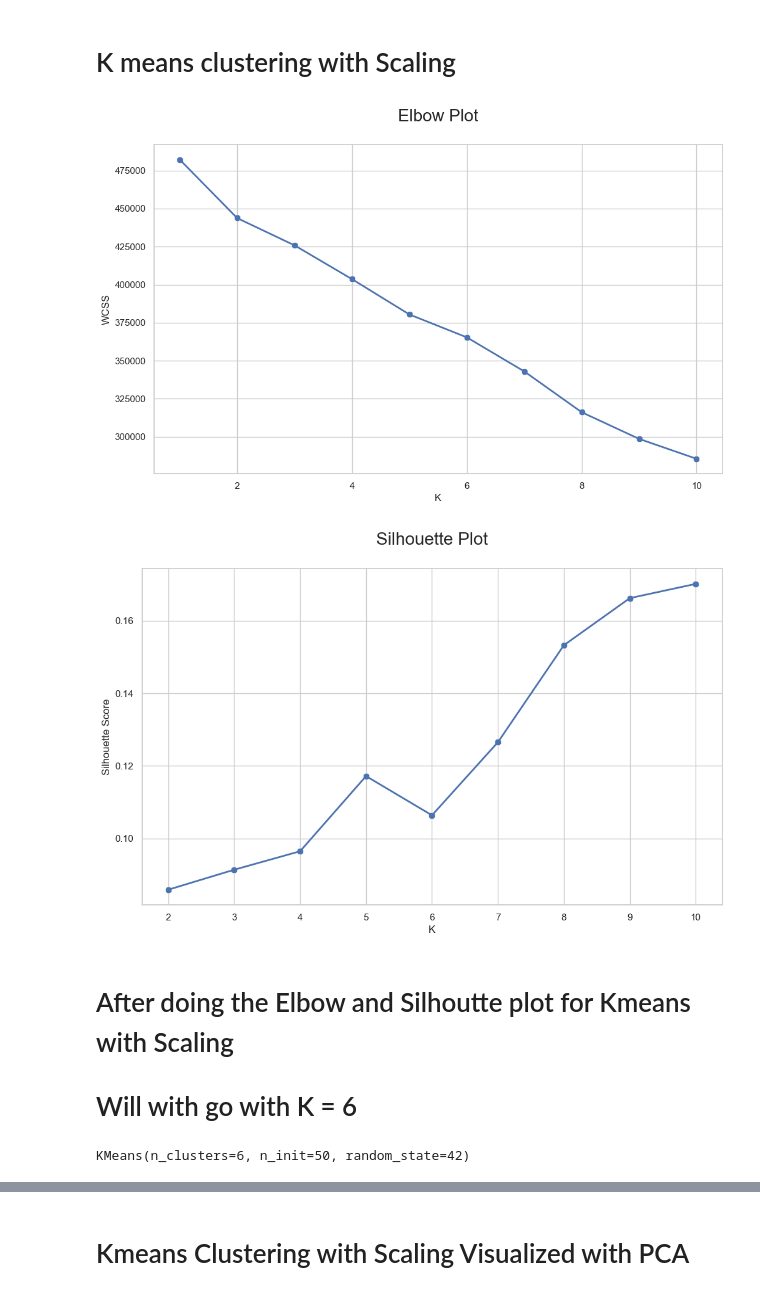
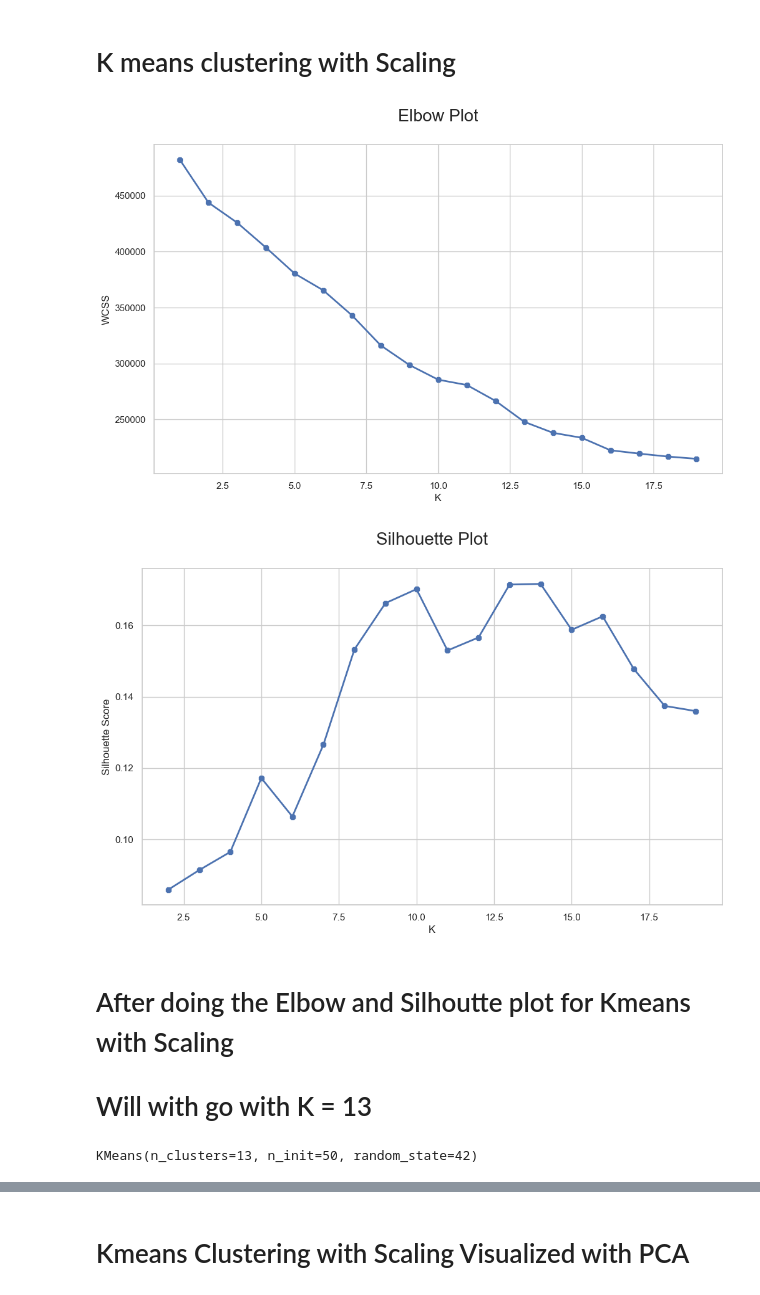
Before and after one commit to GClark89/MusicTrain, a Jupyter notebook: Model.ipynb, the cells around one changed output, grey strips where cells are left out. Drawn from its saved outputs; the diff is of its cells as text; code cells hidden in the pictures.

```diff
--- a/Model.ipynb
+++ b/Model.ipynb
@@ -33,14 +33,14 @@ X1 = df.loc[:, ['dating', 'violence', 'world/life', 'night/time', 'shake the aud
        'sadness', 'feelings', 'age', 'len']].values
 wcss = []
 
-for k in range(1,11):
+for k in range(1,20):
     kmeans = KMeans(n_clusters= k, init="k-means++" , random_state= 42)
     kmeans.fit(X1)
     wcss.append(kmeans.inertia_)
 plt.figure(figsize= (12,7))
 
 sns.set(style="whitegrid")
-plt.plot(range(1, 11), wcss, linewidth = 2, marker = '8')
+plt.plot(range(1, 20), wcss, linewidth = 2, marker = '8')
 plt.title('Elbow Plot\n', fontsize = 20)
 plt.xlabel('K')
 plt.ylabel('WCSS')
@@ -52,7 +52,7 @@ plt.show()
 
 
 silhouette = []
-for k in range(2, 11):
+for k in range(2, 20):
 # create a Kmeans object initialized with `k` clusters and `init` parameter of `k-means++`
     kmeans = KMeans(n_clusters = k, init = 'k-means++',random_state= 42)
     predictions = kmeans.fit_predict(X1)
@@ -60,7 +60,7 @@ for k in range(2, 11):
 
 plt.figure(figsize = (12, 7))
 
-plt.plot(range(2, 11), silhouette, linewidth = 2, marker = '8')
+plt.plot(range(2, 20), silhouette, linewidth = 2, marker = '8')
 plt.title('Silhoutte Plot\n', fontsize = 20)
 plt.xlabel('K')
 plt.ylabel('Silhouette Score')
@@ -125,53 +125,53 @@ plt.show()
 # %%
 # Create a new KMeans object with 2 clusters.
 # Scaler used to make sure variables have equal range
 
 scaler = StandardScaler()
 
 #fit the Kmens Object
 X1_scaled = scaler.fit_transform(X1)
 
 wcss_scaled = []
-for k in range(1, 11):
+for k in range(1, 20):
     kmeans = KMeans(n_clusters=k, init="k-means++", random_state= 42)
     kmeans.fit(X1_scaled)
     wcss_scaled.append(kmeans.inertia_)
 
 plt.figure(figsize = (12, 7))
 
-plt.plot(range(1, 11), wcss_scaled, linewidth = 2, marker = '8')
+plt.plot(range(1, 20), wcss_scaled, linewidth = 2, marker = '8')
 plt.title('Elbow Plot\n', fontsize = 20)
 plt.xlabel('K')
 plt.ylabel('WCSS')
 plt.show()
 # %% [output]
-[figure, old version]
+[figure, new version]
 # %%
 # create a plot of silhoutte score
 
 sil_scaled = []
-for k in range(2, 11):
+for k in range(2, 20):
     kmeans = KMeans(n_clusters=k, init="k-means++", random_state= 42)
     predictions = kmeans.fit_predict(X1_scaled)
     sil_scaled.append(metrics.silhouette_score(X1_scaled, predictions))
 
 plt.figure(figsize = (12, 7))
 
-plt.plot(range(2, 11), sil_scaled, linewidth = 2, marker = '8')
+plt.plot(range(2, 20), sil_scaled, linewidth = 2, marker = '8')
 plt.title('Silhouette Plot\n', fontsize = 20)
 plt.xlabel('K')
 plt.ylabel('Silhouette Score')
 plt.show()
 # %% [output]
-[figure, old version]
+[figure, new version]
 # %% [markdown]
 # After doing the Elbow and Silhoutte plot for Kmeans with Scaling
-# Will with go with K = 6
+# Will with go with K = 13
 # %%
-kmeans_scaled = KMeans(n_clusters=6, init="k-means++",n_init=50, random_state =42)
+kmeans_scaled = KMeans(n_clusters=13, init="k-means++",n_init=50, random_state =42)
 kmeans_scaled.fit(X1_scaled)
 # %% [output]
-KMeans(n_clusters=6, n_init=50, random_state=42)
+KMeans(n_clusters=13, n_init=50, random_state=42)
 # %%
 #Labels for scaled data
 labels = kmeans_scaled.fit_predict(X1_scaled)
```
Also changed, not shown: parts of 15 cells of this notebook, 2 other files.
